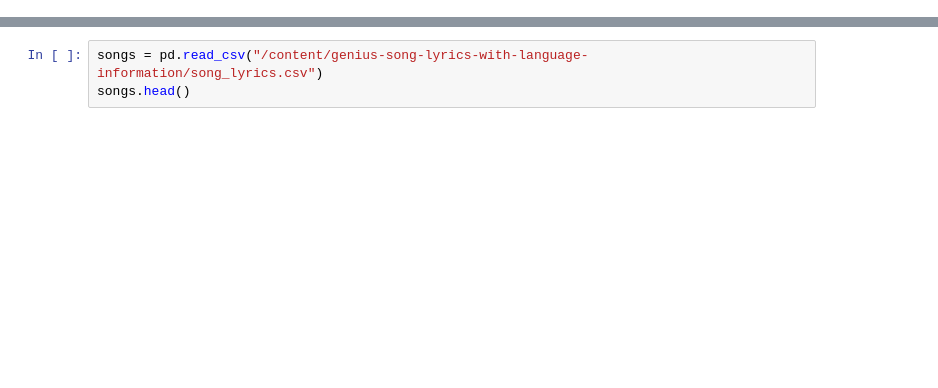
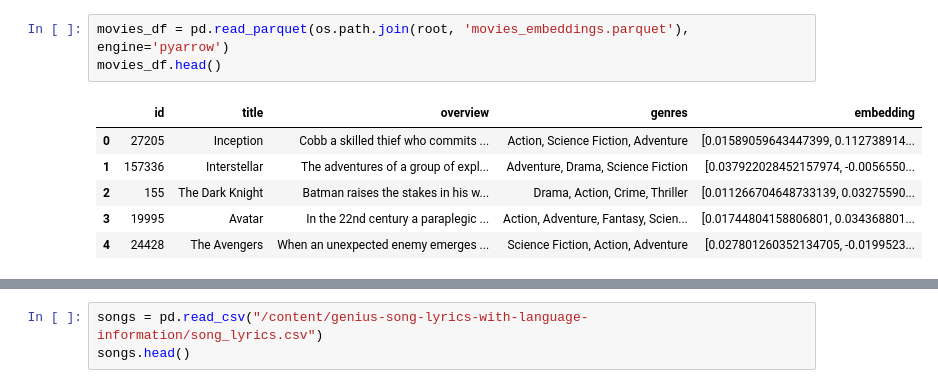
Before and after one commit to FlanagG21/DCC-Capstone, a Jupyter notebook: Genius_API_Connection.ipynb, the cells around one changed output, grey strips where cells are left out. Drawn from its saved outputs; the diff is of its cells as text; blank space fills up the shorter version.

```diff
--- a/Genius_API_Connection.ipynb
+++ b/Genius_API_Connection.ipynb
@@ -111 +44,11 @@ Successfully installed opendatasets-0.1.22
+# %%
+movies_df = pd.read_parquet(os.path.join(root, 'movies_embeddings.parquet'), engine='pyarrow')
+movies_df.head()
+# %% [output]
+|  | id | title | overview | genres | embedding |
+| 0 | 27205 | Inception | Cobb a skilled thief who commits ... | Action, Science Fiction, Adventure | [0.01589059643447399, 0.112738914... |
+| 1 | 157336 | Interstellar | The adventures of a group of expl... | Adventure, Drama, Science Fiction | [0.037922028452157974, -0.0056550... |
+| 2 | 155 | The Dark Knight | Batman raises the stakes in his w... | Drama, Action, Crime, Thriller | [0.011266704648733139, 0.03275590... |
+| 3 | 19995 | Avatar | In the 22nd century a paraplegic ... | Action, Adventure, Fantasy, Scien... | [0.01744804158806801, 0.034368801... |
+| 4 | 24428 | The Avengers | When an unexpected enemy emerges ... | Science Fiction, Action, Adventure | [0.027801260352134705, -0.0199523... |
 # %%
```
Also changed, not shown: parts of 26 cells of this notebook.
